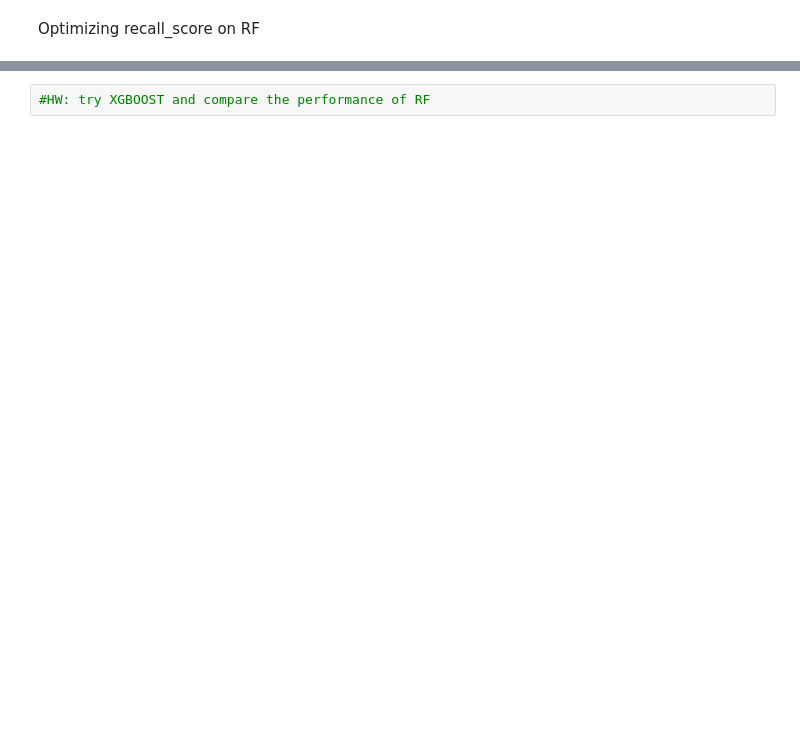
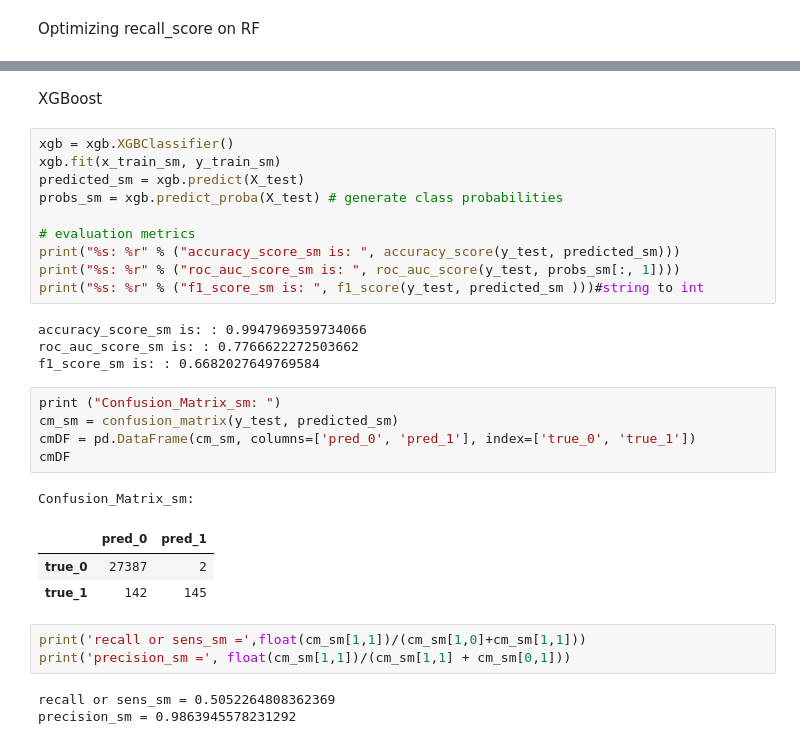
Before and after one commit to Connielee99/Fraud-Detection, a Jupyter notebook: Fraud_Detection.ipynb, the cells around one changed output, grey strips where cells are left out. Cells and saved outputs as stored; diff of their text form; blank space fills up the shorter version.

Commit message:
update xgboost

```diff
--- a/Fraud_Detection.ipynb
+++ b/Fraud_Detection.ipynb
@@ -561,2 +507,32 @@ print(np.asarray((unique, counts)).T)
-# %%
-#HW: try XGBOOST and compare the performance of RF
+# %% [markdown]
+XGBoost
+# %%
+xgb = xgb.XGBClassifier()
+xgb.fit(x_train_sm, y_train_sm)
+predicted_sm = xgb.predict(X_test)
+probs_sm = xgb.predict_proba(X_test) # generate class probabilities
+
+# evaluation metrics
+print("%s: %r" % ("accuracy_score_sm is: ", accuracy_score(y_test, predicted_sm)))
+print("%s: %r" % ("roc_auc_score_sm is: ", roc_auc_score(y_test, probs_sm[:, 1])))
+print("%s: %r" % ("f1_score_sm is: ", f1_score(y_test, predicted_sm )))#string to int
+# %% [output]
+accuracy_score_sm is: : 0.9947969359734066
+roc_auc_score_sm is: : 0.7766622272503662
+f1_score_sm is: : 0.6682027649769584
+# %%
+print ("Confusion_Matrix_sm: ")
+cm_sm = confusion_matrix(y_test, predicted_sm)
+cmDF = pd.DataFrame(cm_sm, columns=['pred_0', 'pred_1'], index=['true_0', 'true_1'])
+cmDF
+# %% [output]
+Confusion_Matrix_sm:
+|  | pred_0 | pred_1 |
+| true_0 | 27387 | 2 |
+| true_1 | 142 | 145 |
+# %%
+print('recall or sens_sm =',float(cm_sm[1,1])/(cm_sm[1,0]+cm_sm[1,1]))
+print('precision_sm =', float(cm_sm[1,1])/(cm_sm[1,1] + cm_sm[0,1]))
+# %% [output]
+recall or sens_sm = 0.5052264808362369
+precision_sm = 0.9863945578231292
```
Also changed, not shown: parts of 29 cells of this notebook.
